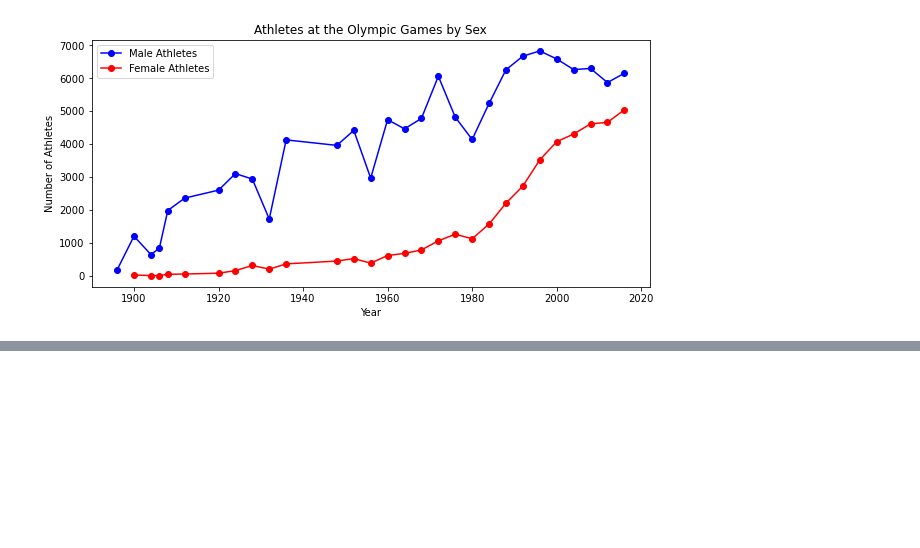
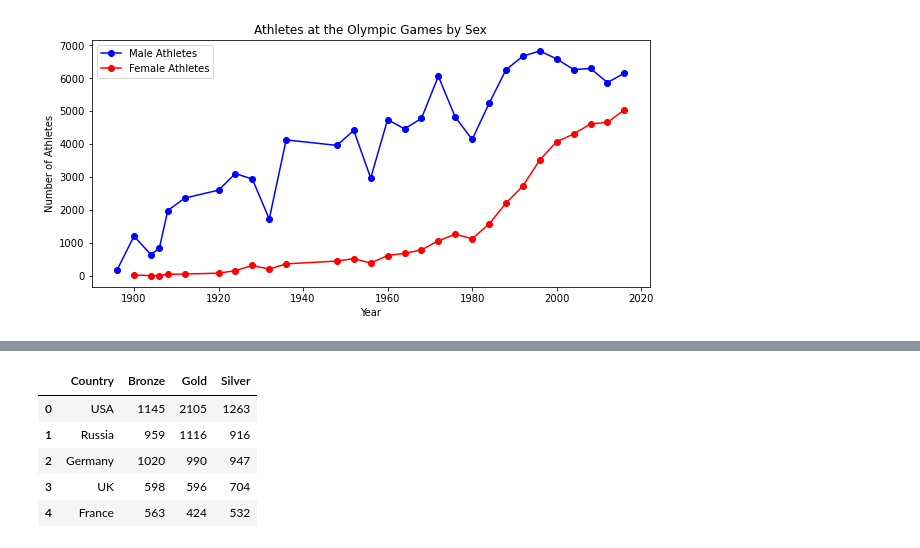
Before and after one commit to sissa81/project1, a Jupyter notebook: olympics.ipynb, the cells around one changed output, grey strips where cells are left out. Saved outputs shown, nothing was run; the diff lists cells and outputs as text; code cells hidden in the pictures; blank space fills up the shorter version.

```diff
--- a/olympics.ipynb
+++ b/olympics.ipynb
@@ -293,0 +321,9 @@ Text(0.5, 1.0, 'Athletes at the Olympic Games by Sex')
+# %%
+top_summer.head()
+# %% [output]
+|  | Country | Bronze | Gold | Silver |
+| 0 | USA | 1145 | 2105 | 1263 |
+| 1 | Russia | 959 | 1116 | 916 |
+| 2 | Germany | 1020 | 990 | 947 |
+| 3 | UK | 598 | 596 | 704 |
+| 4 | France | 563 | 424 | 532 |
```
Also changed, not shown: parts of 9 cells of this notebook.
